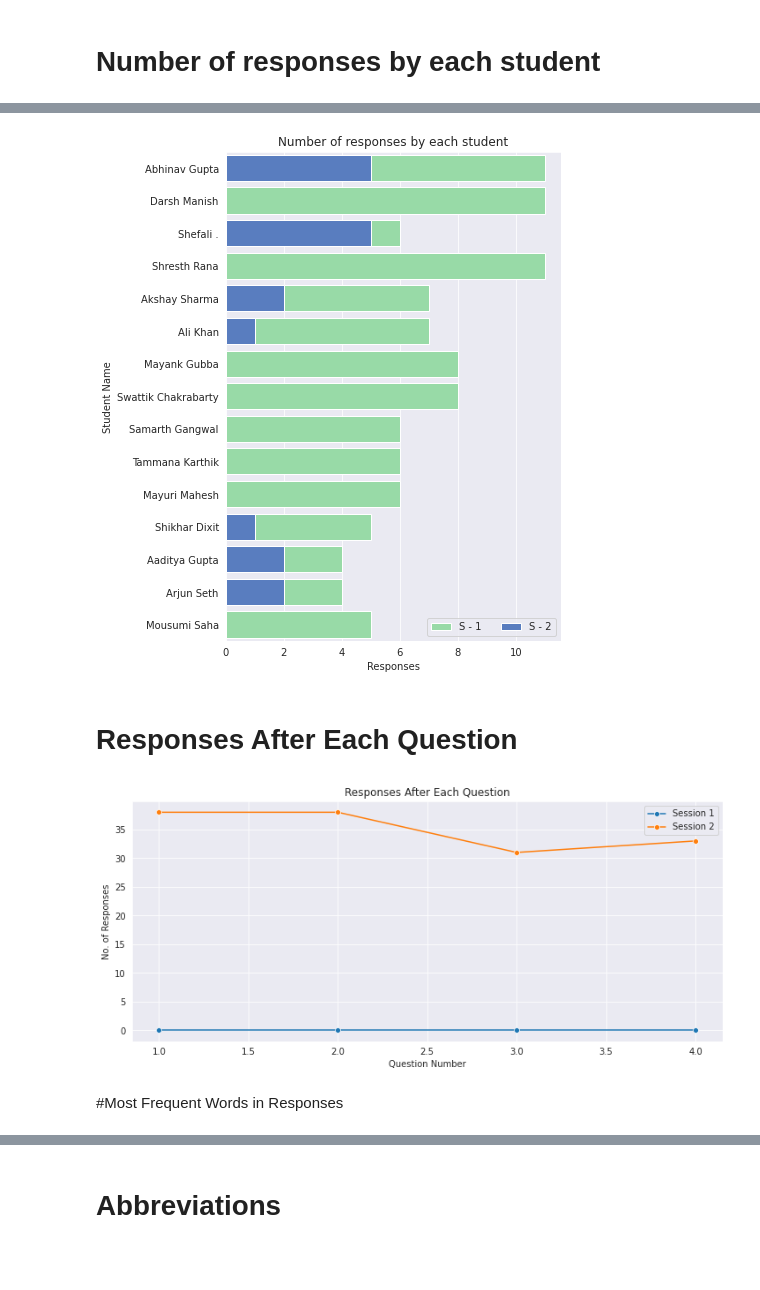
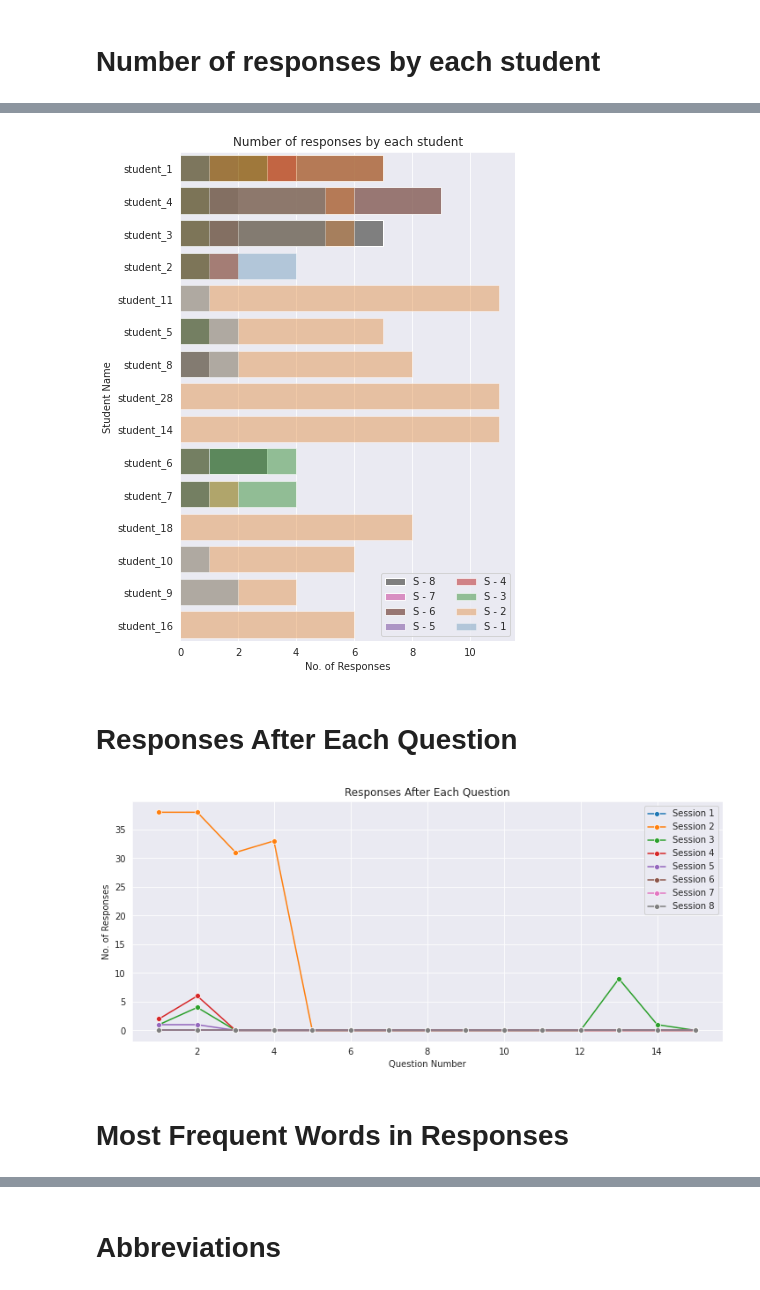
Before and after one commit to jainakki16/Chat-Transcript-Analysis, a Jupyter notebook: R&D.ipynb, the cells around one changed output, grey strips where cells are left out. Saved outputs shown, nothing was run; the diff lists cells and outputs as text; code cells hidden in the pictures; blank space fills up the shorter version.

```diff
--- a/R&D.ipynb
+++ b/R&D.ipynb
@@ -79,7 +104,7 @@ def get_professor_question(data):
 # %%
-j = 1
-for i in data:
-  print(f'Number of questions asked by faculty in session-{j} : {get_professor_question(i).shape[0]}')
+j = 0
+for i in dataset:
   j += 1
+  print(f"Number of questions asked by faculty in session-{j} : {get_professor_question(dataset[i], 'teacher_1').shape[0]}\n")
 # %% [output]
 Number of questions asked by faculty in session-1 : 0
@@ -88,11 +126,10 @@ Number of questions asked by faculty in session-2 : 4
 # Questions asked by faculty with their timestamp
 # %%
 j = 0
-for i in data:
+for i in dataset:
   j += 1
-  if get_professor_question(i)[['Time', 'Chat']].shape[0] == 0:
-    continue
-  else:
-    print(f"Time stamp of questions asked by faculty in session-{j} : \n{get_professor_question(i)[['Time', 'Chat']]}\n")
+  if get_professor_question(dataset[i], 'teacher_1')[['Time', 'Chat']].shape[0] != 0:
+      print(f"Time stamp of questions asked by faculty in session-{j} : \n\n \
+     {get_professor_question(dataset[i], 'teacher_1')[['Time', 'Chat']]}\n")
 # %% [output]
 Time stamp of questions asked by faculty in session-2 :
@@ -144,14 +202,14 @@ for i in data:
 # Total number of responses in each lecture
 # %%
 def get_ans_count(data):
-  return data[data['Name'] != 'Ratna Sanyal']['Name'].value_counts()
+  return data[data['Name'] != 'teacher_1']['Name'].value_counts()
 
 j = 0
 total_student_response = {}
-for i in data:
+for i in dataset:
   j += 1
-  print(f'Total number of responses by students in session-{j} : {get_ans_count(i).sum()}')
-  total_student_response[f'Session-{j}'] = get_ans_count(i).sum()
+  print(f'Total number of responses by students in session-{j} : {get_ans_count(dataset[i]).sum()}')
+  total_student_response[f'Session-{j}'] = get_ans_count(dataset[i]).sum()
 # %% [output]
 Total number of responses by students in session-1 : 26
 Total number of responses by students in session-2 : 140
@@ -235,16 +284,21 @@ response_data
+# %%
+response_data = get_response_data(dataset)
 # %%
 plt.figure(figsize=(6, 9))
-sns.set_color_codes("pastel")
-sns.barplot(x="session-2", y="student_name", data=response_data, label="S - 1", color="g")
-sns.set_color_codes("muted")
-sns.barplot(x="session-1", y="student_name", data=response_data, label="S - 2", color="b")
-plt.xlabel('Responses')
+color = list(sns.color_palette())
+alpha = 1
+for i in range(len(dataset), 0, -1):
+  kwargs = {'alpha':alpha}
+  sns.barplot(x=f"session-{i}", y="student_name", data=response_data, label=f"S - {i}", color=color[i-1], **kwargs)
+  alpha -= 0.1
+
+plt.xlabel('No. of Responses')
 plt.ylabel('Student Name')
 plt.title('Number of responses by each student')
 plt.legend(ncol = 2)
 plt.show()
 # %% [output]
-[figure, old version]
+[figure, new version]
 # %% [markdown]
 # Responses After Each Question
 # %%
@@ -273,4 +329,6 @@ for i in range(len(data)):
 # %%
+all_responses, max_length = get_all_responses(dataset)
+
 plt.figure(figsize=(12, 5))
 for i in range(len(all_responses)):
   sns.lineplot(x = range(1, max_length + 1), y = all_responses[i], marker = 'o', label = f'Session {i + 1}')
@@ -280,7 +338,7 @@ plt.ylabel('No. of Responses')
 plt.title('Responses After Each Question')
 plt.show()
 # %% [output]
-[figure, old version]
+[figure, new version]
 # %% [markdown]
-#Most Frequent Words in Responses
+# Most Frequent Words in Responses
 # %%
```
Also changed, not shown: parts of 19 cells of this notebook.
